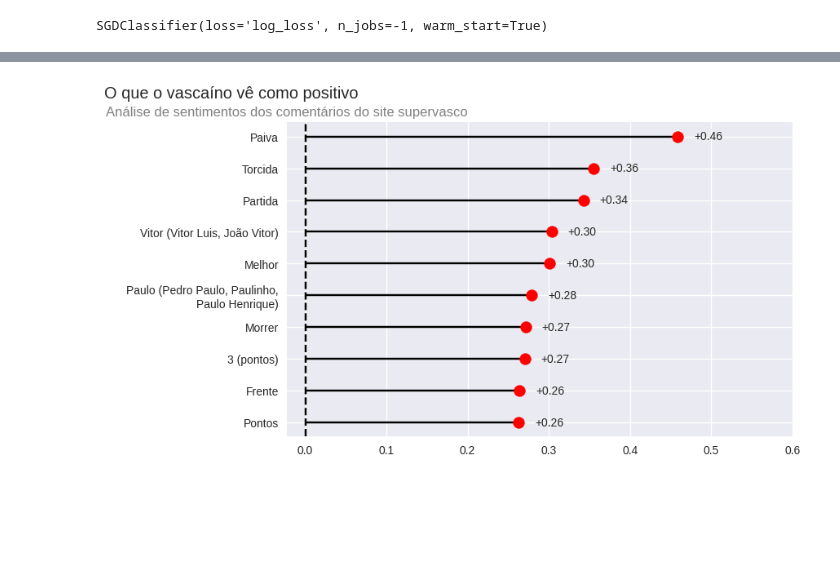
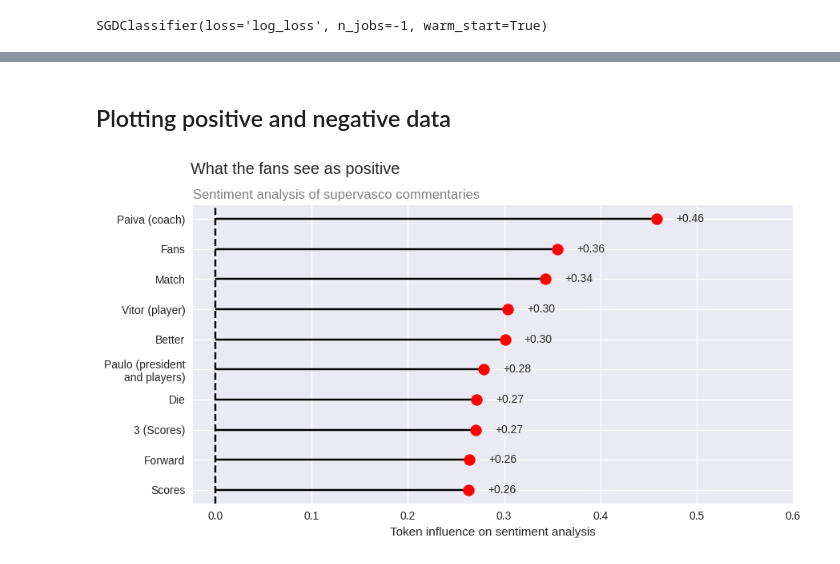
Before and after one commit to Pedroscsilva/sentimental-vasco, a Jupyter notebook: app/analysis/analysis_en.ipynb, the cells around one changed output, grey strips where cells are left out. Saved outputs shown, nothing was run; the diff lists cells and outputs as text; code cells hidden in the pictures; blank space fills up the shorter version.

```diff
--- a/app/analysis/analysis_en.ipynb
+++ b/app/analysis/analysis_en.ipynb
@@ -79,37 +58,41 @@ top_neg_tokens = importances_df.tail(17)
 top_tokens = pd.concat([top_pos_tokens, top_neg_tokens])
 
 # top_tokens.to_csv('top_tokens.csv')
+# %% [markdown]
+## Plotting positive and negative data
 # %%
 # Load the top tokens importance data
 top_tokens = pd.read_csv('top_tokens.csv', index_col=0)
 
 
 pos_tokens = top_tokens.sort_values(['sgd_importance']).tail(10)
 
 normalized_importance = normalize([np.array(pos_tokens['sgd_importance'])])[0]
 
-labels = [ '\n'.join(wrap(l, 30)) for l in pos_tokens['stemmer_pt'] ]
+labels = [ '\n'.join(wrap(l, 18)) for l in pos_tokens['stemmer_en'] ]
 
 
 # Plot
 plt.style.use('seaborn-v0_8')
-plt.figure(figsize=(8, 5))
+plt.figure(figsize=(9, 5))
 plt.scatter(normalized_importance, labels, s=100, zorder=2, c='red')
 plt.hlines(y=labels, xmin=0, xmax=normalized_importance, zorder=1, colors='black')
 for i, v in enumerate(normalized_importance):
     plt.text(v+0.02, i, f"{v:+.2f}", va='center', ha='left')
 
 plt.xticks(np.arange(0, 0.65, 0.1))
 plt.rcParams.update({'figure.titlesize': 'x-large'})
 
 plt.axvline(x=0, color='black', linestyle='--')
-plt.xlabel('')
-plt.suptitle('O que o vascaíno vê como positivo', x=0.04, y=0.97)
-plt.title('Análise de sentimentos dos comentários do site supervasco', x=0, y=1, c='gray')
+plt.xlabel('Token influence on sentiment analysis')
+plt.suptitle('What the fans see as positive', x=0.282, y=0.97)
+plt.title('Sentiment analysis of supervasco commentaries', x=0.239, y=1, c='gray')
+
+plt.tight_layout()
 
 plt.show()
 # %% [output]
-[figure, old version]
+[figure, new version]
 # %%
 neg_tokens = top_tokens.sort_values(['sgd_importance']).head(10)
 
```
Also changed, not shown: parts of 6 cells of this notebook, 1 other file.
